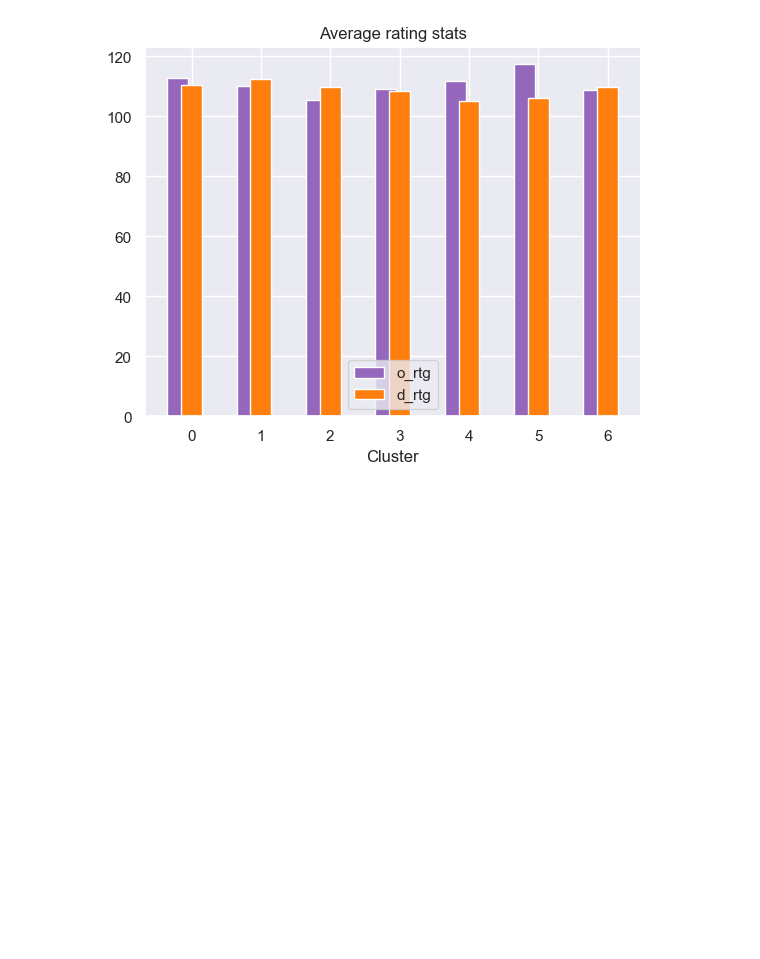
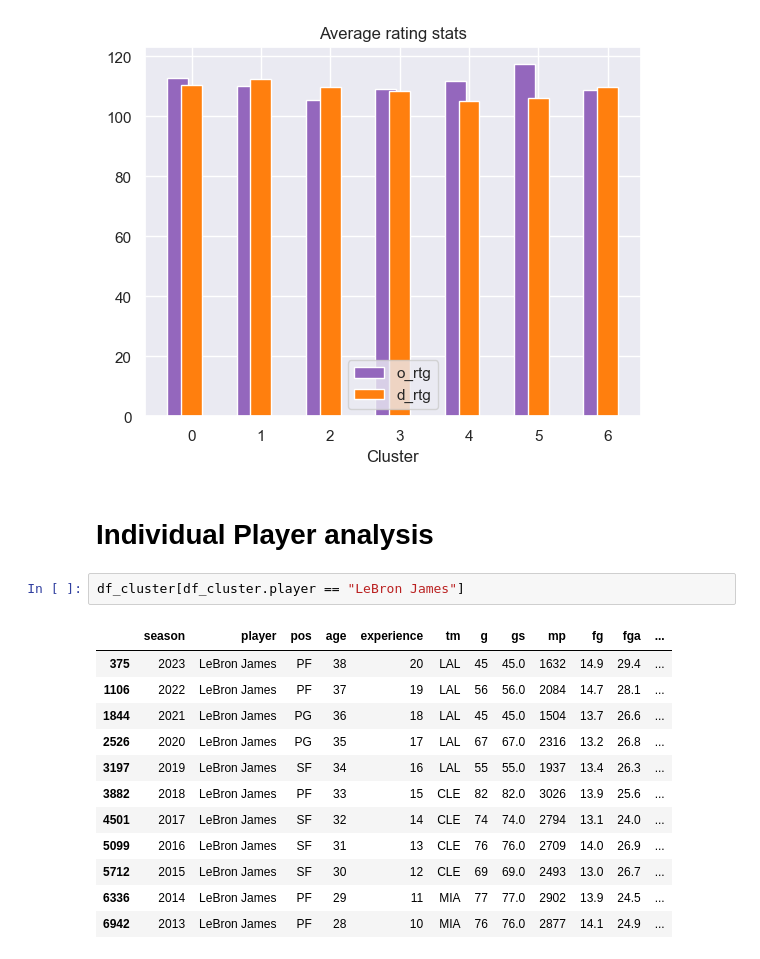
Before and after one commit to AlfonsoGhislieri/nba-machine-learning, a Jupyter notebook: nba.ipynb, the cells around one changed output. Saved outputs shown, nothing was run; the diff lists cells and outputs as text; blank space fills up the shorter version.

```diff
--- a/nba.ipynb
+++ b/nba.ipynb
@@ -1023,3 +1003,20 @@ ax.set_title('Average rating stats')
 plt.show()
 # %% [output]
 [figure]
+# %% [markdown]
+# Individual Player analysis
+# %%
+df_cluster[df_cluster.player == "LeBron James"]
+# %% [output]
+|  | season | player | pos | age | experience | tm | g | gs | mp | fg | fga | ... |
+| 375 | 2023 | LeBron James | PF | 38 | 20 | LAL | 45 | 45.0 | 1632 | 14.9 | 29.4 | ... |
+| 1106 | 2022 | LeBron James | PF | 37 | 19 | LAL | 56 | 56.0 | 2084 | 14.7 | 28.1 | ... |
+| 1844 | 2021 | LeBron James | PG | 36 | 18 | LAL | 45 | 45.0 | 1504 | 13.7 | 26.6 | ... |
+| 2526 | 2020 | LeBron James | PG | 35 | 17 | LAL | 67 | 67.0 | 2316 | 13.2 | 26.8 | ... |
+| 3197 | 2019 | LeBron James | SF | 34 | 16 | LAL | 55 | 55.0 | 1937 | 13.4 | 26.3 | ... |
+| 3882 | 2018 | LeBron James | PF | 33 | 15 | CLE | 82 | 82.0 | 3026 | 13.9 | 25.6 | ... |
+| 4501 | 2017 | LeBron James | SF | 32 | 14 | CLE | 74 | 74.0 | 2794 | 13.1 | 24.0 | ... |
+| 5099 | 2016 | LeBron James | SF | 31 | 13 | CLE | 76 | 76.0 | 2709 | 14.0 | 26.9 | ... |
+| 5712 | 2015 | LeBron James | SF | 30 | 12 | CLE | 69 | 69.0 | 2493 | 13.0 | 26.7 | ... |
+| 6336 | 2014 | LeBron James | PF | 29 | 11 | MIA | 77 | 77.0 | 2902 | 13.9 | 24.5 | ... |
+| 6942 | 2013 | LeBron James | PF | 28 | 10 | MIA | 76 | 76.0 | 2877 | 14.1 | 24.9 | ... |
```
Also changed, not shown: parts of 69 cells of this notebook.
